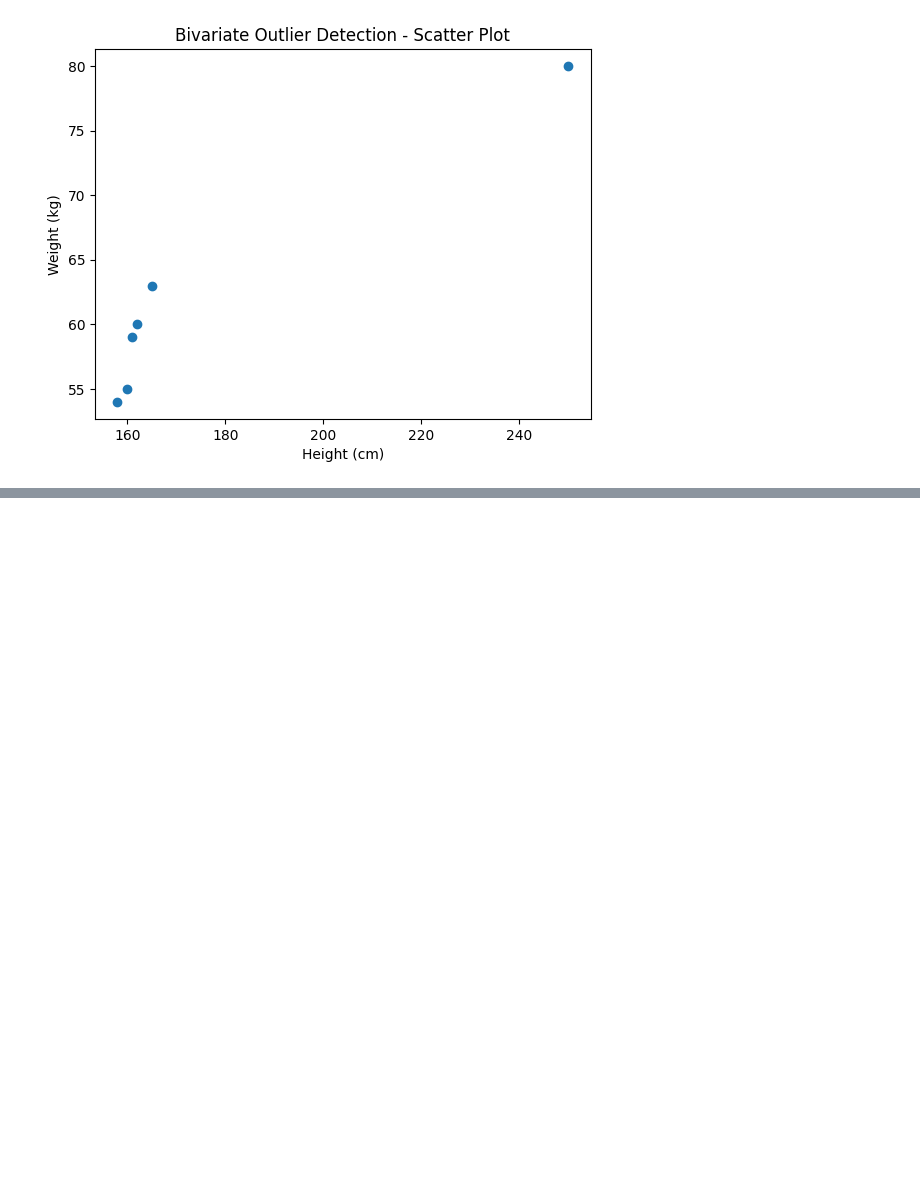
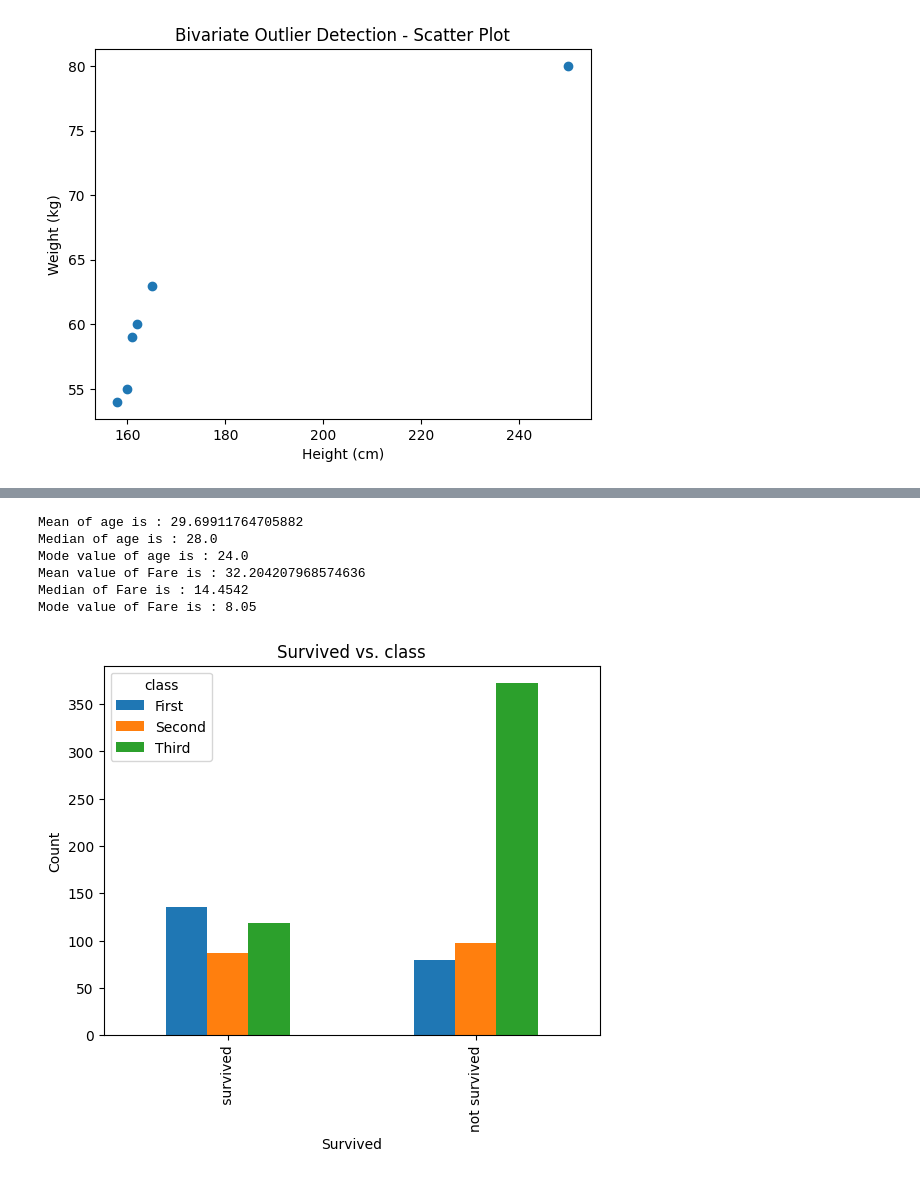
Before and after one commit to chinmayhandi/chinmay, a Jupyter notebook: AIML_Lab_Exercise.ipynb, the cells around one changed output, grey strips where cells are left out. Drawn from its saved outputs; the diff is of its cells as text; code cells hidden in the pictures; blank space fills up the shorter version.

```diff
--- a/AIML_Lab_Exercise.ipynb
+++ b/AIML_Lab_Exercise.ipynb
@@ -3040,0 +3043,10 @@ plt.show()
+# %%
+import pandas as pd
+import numpy as np
+import matplotlib.pyplot as plt
+import seaborn as sns
+from scipy import stats
+
+# Load Titanic Dataset
+df = sns.load_dataset("titanic")
+df.head()
@@ -3040,0 +3125,37 @@ plt.show()
+# %%
+# display the Central Tendency for Age and Fare parameter.
+import statistics
+age_mean=df['age'].mean()
+age_median=df['age'].median()
+age_mode=statistics.mode(df['age'])
+
+fare_mean=df['fare'].mean()
+fare_median=df['fare'].median()
+fare_mode=statistics.mode(df['fare'])
+
+print("Mean of age is :",age_mean)
+print("Median of age is :",age_median)
+print("Mode value of age is :",age_mode)
+print("Mean value of Fare is :",fare_mean)
+print("Median of Fare is :",fare_median)
+print("Mode value of Fare is :",fare_mode)
+# %% [output]
+Mean of age is : 29.69911764705882
+Median of age is : 28.0
+Mode value of age is : 24.0
+Mean value of Fare is : 32.204207968574636
+Median of Fare is : 14.4542
+Mode value of Fare is : 8.05
+# %%
+#Replace the values of Survived column from 1 and 0 to survived and not survived and plot abar chart for displaying categorical variables Survived and Pclass.
+
+import matplotlib.pyplot as plt
+df['survived'].replace({0:'not survived',1:' survived'},inplace= True)
+survived_pclass_count = df.groupby(['survived', 'class']).size().unstack()
+survived_pclass_count.plot(kind='bar')
+plt.title('Survived vs. class')
+plt.xlabel('Survived')
+plt.ylabel('Count')
+plt.show()
+# %% [output]
+[figure, added]
```
Also changed, not shown: parts of 8 cells of this notebook.
